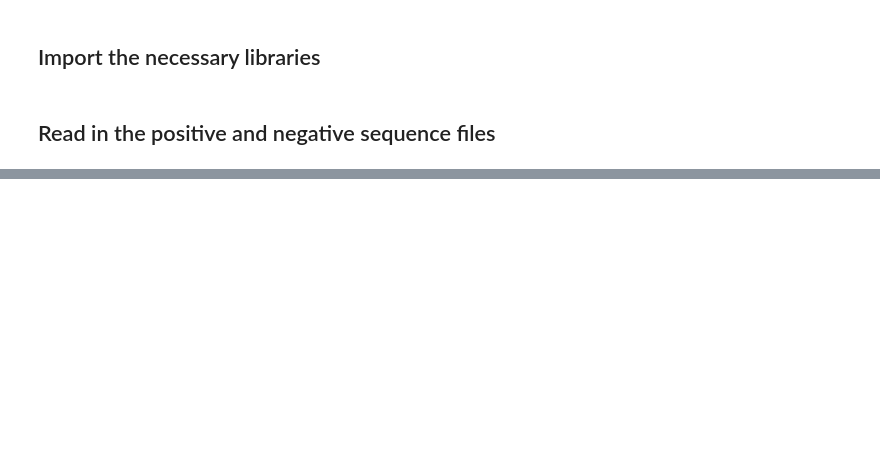
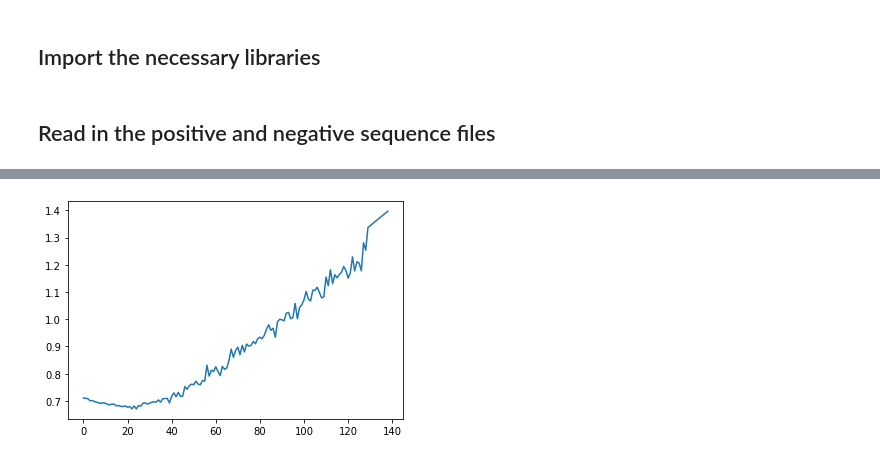
Before and after one commit to seba2550/project7, a Jupyter notebook: TF Classifier.ipynb, the cells around one changed output, grey strips where cells are left out. Saved outputs shown, nothing was run; the diff lists cells and outputs as text; code cells hidden in the pictures; blank space fills up the shorter version.

```diff
--- a/TF Classifier.ipynb
+++ b/TF Classifier.ipynb
@@ -74,7 +55,6 @@ y_test = np.array(y_test)
 # %%
 layers_clf = [{'input_dim': 68, 'output_dim': 34, 'activation': 'relu'},
               {'input_dim': 34, 'output_dim': 1, 'activation': 'sigmoid'},]
-epochs = 10
-clf = nn.NeuralNetwork(layers_clf, lr = 0.001, seed = 0, batch_size = 1000, epochs = epochs, loss_function = "BCE", convergence_thresh = 0.0001)
+tf_clf = nn.NeuralNetwork(layers_clf, lr = 0.0001, seed = 0, batch_size = 200, epochs = 10, loss_function = "bce")
 # %%
-train_loss, val_loss = clf.fit(X_train, y_train, X_test, y_test)
+train_loss, val_loss = tf_clf.fit(X_train, y_train, X_test, y_test)
@@ -98,0 +101,5 @@ Forwaaaaaaaard
+# %%
+plt.plot(train_loss)
+plt.show()
+# %% [output]
+[figure, added]
```
Also changed, not shown: parts of 19 cells of this notebook, 3 other files.
